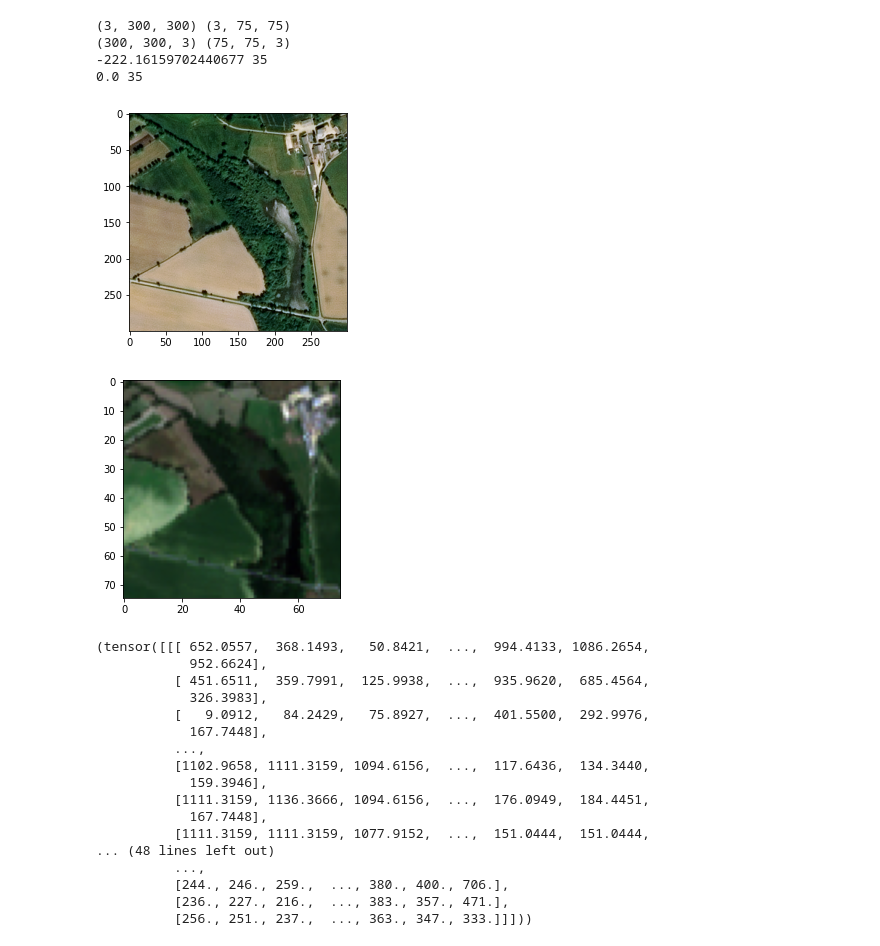
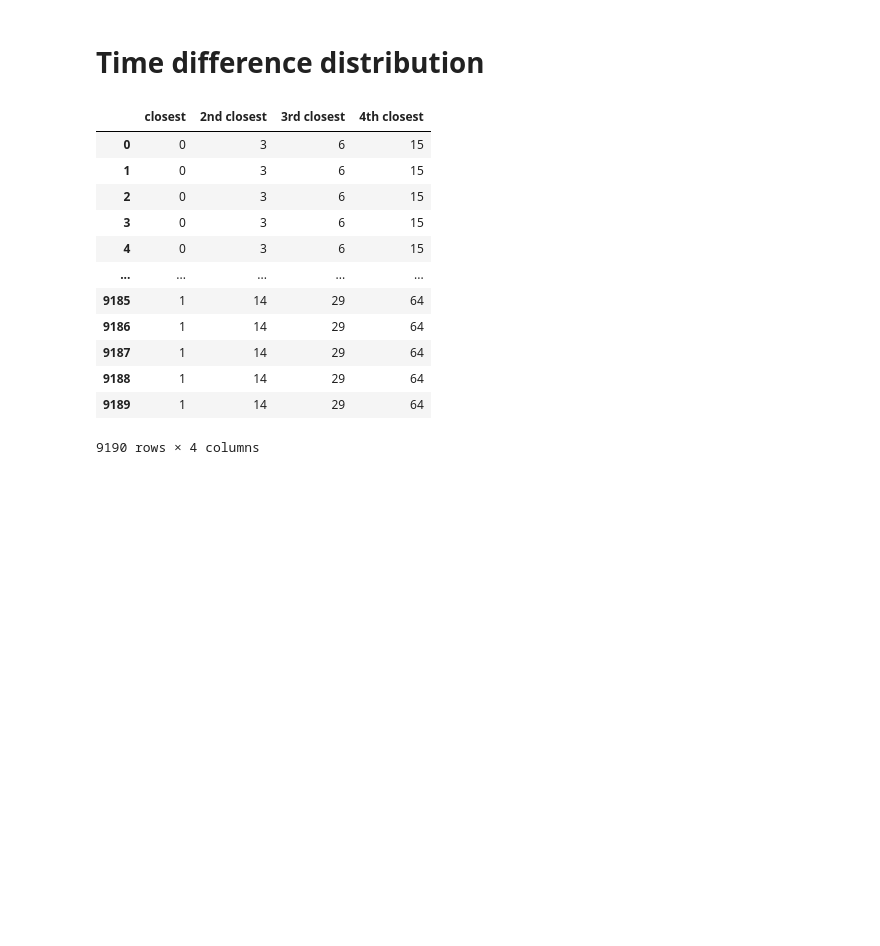
Before and after one commit to simon-donike/super-resolution, a Jupyter notebook: testing/dataloader_f4.ipynb, the cells around one changed output. Drawn from its saved outputs; the diff is of its cells as text; code cells hidden in the pictures; blank space fills up the shorter version.

```diff
--- a/testing/dataloader_f4.ipynb
+++ b/testing/dataloader_f4.ipynb
@@ -171,29 +171,5 @@ class Dataset(Dataset):
 dataset = Dataset("data_f4/","data_f4_pkls/df_saved_images.pkl",sen2_amount=1,sen2_tile="T30UXU")
 loader  = DataLoader(dataset,batch_size=64, shuffle=True, num_workers=0,pin_memory=True,
                     drop_last=True,prefetch_factor=2)
-# %%
-dataset.__getitem__(1005)
-# %% [output]
-(3, 300, 300) (3, 75, 75)
-(300, 300, 3) (75, 75, 3)
--222.16159702440677 35
-0.0 35
-[figure, removed]
-[figure, removed]
-(tensor([[[ 652.0557,  368.1493,   50.8421,  ...,  994.4133, 1086.2654,
-            952.6624],
-          [ 451.6511,  359.7991,  125.9938,  ...,  935.9620,  685.4564,
-            326.3983],
-          [   9.0912,   84.2429,   75.8927,  ...,  401.5500,  292.9976,
-            167.7448],
-          ...,
-          [1102.9658, 1111.3159, 1094.6156,  ...,  117.6436,  134.3440,
-            159.3946],
-          [1111.3159, 1136.3666, 1094.6156,  ...,  176.0949,  184.4451,
-            167.7448],
-          [1111.3159, 1111.3159, 1077.9152,  ...,  151.0444,  151.0444,
-... (48 lines left out)
-          ...,
-          [244., 246., 259.,  ..., 380., 400., 706.],
-          [236., 227., 216.,  ..., 383., 357., 471.],
-          [256., 251., 237.,  ..., 363., 347., 333.]]]))
+# %% [markdown]
+# Time difference distribution
@@ -199,0 +187,16 @@ dataset.__getitem__(1005)
+# %%
+time_dif
+# %% [output]
+|  | closest | 2nd closest | 3rd closest | 4th closest |
+| 0 | 0 | 3 | 6 | 15 |
+| 1 | 0 | 3 | 6 | 15 |
+| 2 | 0 | 3 | 6 | 15 |
+| 3 | 0 | 3 | 6 | 15 |
+| 4 | 0 | 3 | 6 | 15 |
+| ... | ... | ... | ... | ... |
+| 9185 | 1 | 14 | 29 | 64 |
+| 9186 | 1 | 14 | 29 | 64 |
+| 9187 | 1 | 14 | 29 | 64 |
+| 9188 | 1 | 14 | 29 | 64 |
+| 9189 | 1 | 14 | 29 | 64 |
+9190 rows × 4 columns
```
Also changed, not shown: parts of 3 cells of this notebook.
